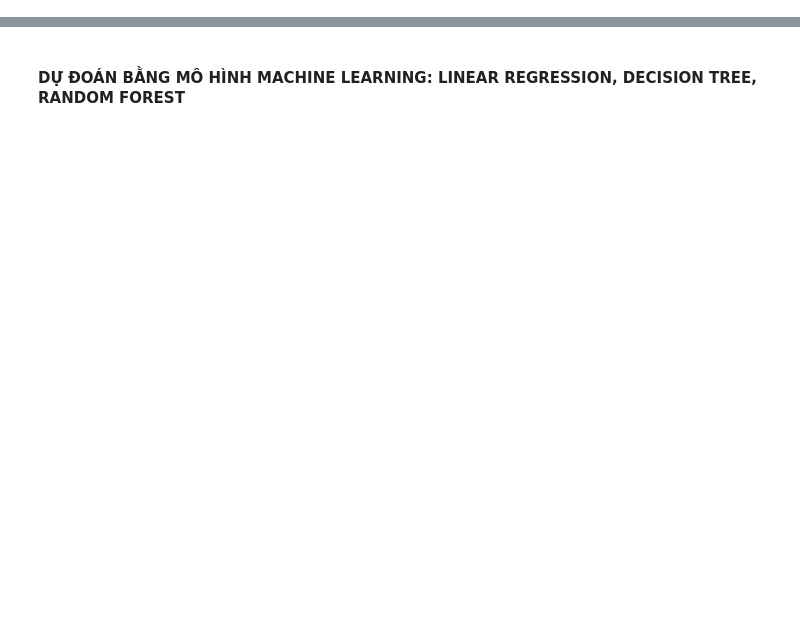
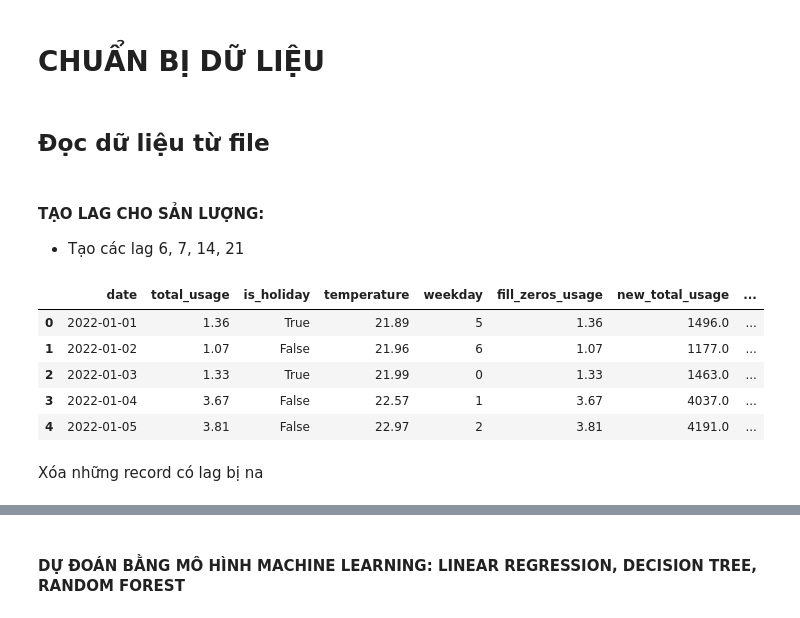
Before and after one commit to Tamvt0203/ElectricityConsumptionPrediction, a Jupyter notebook: MachineLearning.ipynb, the cells around one changed output, grey strips where cells are left out. Cells and saved outputs as stored; diff of their text form; code cells hidden in the pictures; blank space fills up the shorter version.

```diff
--- a/MachineLearning.ipynb
+++ b/MachineLearning.ipynb
@@ -15,3 +15,7 @@ from sklearn.metrics import mean_absolute_error, mean_squared_error
 from pandas.plotting import register_matplotlib_converters
 from statsmodels.graphics.tsaplots import plot_acf, plot_pacf
 register_matplotlib_converters()
+# %% [markdown]
+#  CHUẨN BỊ DỮ LIỆU
+# %% [markdown]
+## Đọc dữ liệu từ file
@@ -17,0 +25,3 @@ register_matplotlib_converters()
+# %% [markdown]
+#### TẠO LAG CHO SẢN LƯỢNG:
+- Tạo các lag 6, 7, 14, 21
@@ -17,0 +34,11 @@ register_matplotlib_converters()
+# %%
+total_usage_df.head()
+# %% [output]
+|  | date | total_usage | is_holiday | temperature | weekday | fill_zeros_usage | new_total_usage | ... |
+| 0 | 2022-01-01 | 1.36 | True | 21.89 | 5 | 1.36 | 1496.0 | ... |
+| 1 | 2022-01-02 | 1.07 | False | 21.96 | 6 | 1.07 | 1177.0 | ... |
+| 2 | 2022-01-03 | 1.33 | True | 21.99 | 0 | 1.33 | 1463.0 | ... |
+| 3 | 2022-01-04 | 3.67 | False | 22.57 | 1 | 3.67 | 4037.0 | ... |
+| 4 | 2022-01-05 | 3.81 | False | 22.97 | 2 | 3.81 | 4191.0 | ... |
+# %% [markdown]
+Xóa những record có lag bị na
```
Also changed, not shown: parts of 9 cells of this notebook, 3 other files.
